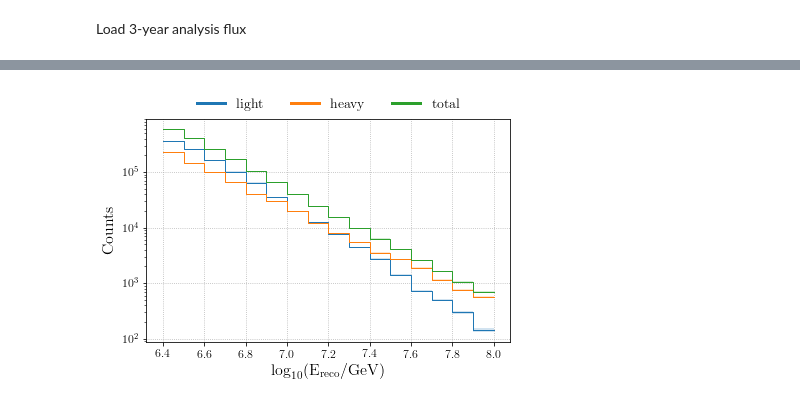
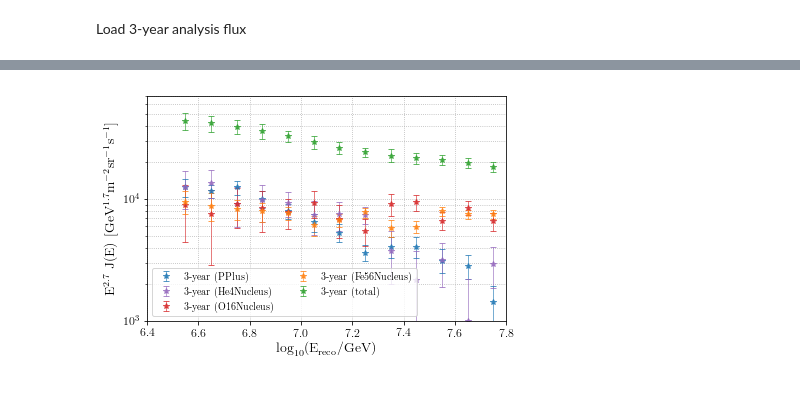
Before and after one commit to jrbourbeau/cr-composition, a Jupyter notebook: notebooks/spectrum-analysis.ipynb, the cells around one changed output, grey strips where cells are left out. Drawn from its saved outputs; the diff is of its cells as text; code cells hidden in the pictures.

```diff
--- a/notebooks/spectrum-analysis.ipynb
+++ b/notebooks/spectrum-analysis.ipynb
@@ -125,2 +89,0 @@ feature_list
-# %%
-df_data = comp.load_data(config='IC86.2012')
@@ -431,2 +322,4 @@ flux_data_3yr['total_err_up'] = np.sqrt(flux_data_3yr['light_err_up']**2 + flux_
+# %%
+plot_3yr = False
 # %%
 fig, ax = plt.subplots()
@@ -619,12 +422,0 @@ plt.show()
-# %%
-fig, ax = plt.subplots()
-for composition in comp_list:
-    ax.errorbar(energybins.log_energy_midpoints, thrown_area*efficiencies[composition],
-                yerr=thrown_area*efficiencies_err[composition], color=color_dict[composition],
-                label=composition, marker='.')
-ax.set_xlabel('$\mathrm{\log_{10}(E_{true}/GeV)}$')
-ax.set_ylabel('Effective area $m^2$')
-ax.grid()
-ax.ticklabel_format(style='sci',axis='y')
-ax.yaxis.major.formatter.set_powerlimits((0,0))
-plt.show()
@@ -641,0 +423,4 @@ plt.show()
+# %%
+model_flux = comp.analysis.spectrumfunctions.get_model_flux('H3a', energy=energybins.energy_midpoints,
+                                                            num_groups=num_groups)
+model_flux.head()
@@ -642,27 +542,35 @@ plt.show()
 # %%
 fig, ax = plt.subplots()
+# Add 3-year composition analysis flux for comparison
 for composition in comp_list + ['total']:
-    # Calculate dN/dE
-    y = num_particles[composition]
-    y_err = num_particles_err[composition]
+    ax.errorbar(flux_data_3yr['log_energy_midpoints'],
+                flux_comp_3yr['{}_flux'.format(composition)],
+                yerr=[flux_comp_3yr['{}_err_down'.format(composition)],
+                      flux_comp_3yr['{}_err_up'.format(composition)]],
+                ls='None', marker='*', color=color_dict[composition],
+                label='3-year ({})'.format(composition),
+                alpha=0.75)
 
-    plotting.plot_steps(energybins.log_energy_bins, y, yerr=y_err,
-                        ax=ax, color=color_dict[composition], label=composition)
 ax.set_yscale("log", nonposy='clip')
-plt.xlabel('$\mathrm{\log_{10}(E_{reco}/GeV)}$')
-ax.set_ylabel('Counts')
-# ax.set_xlim([6.3, 8.0])
-# ax.set_ylim([10**-6, 10**-1])
-ax.grid(linestyle=':')
-leg = plt.legend(loc='upper center', frameon=False,
-          bbox_to_anchor=(0.5,  # horizontal
-                          1.15),# vertical
-          ncol=len(comp_list)+1, fancybox=False)
-# set the linewidth of each legend object
-for legobj in leg.legendHandles:
-    legobj.set_linewidth(3.0)
+ax.set_xlabel('$\mathrm{\log_{10}(E_{reco}/GeV)}$')
+ax.set_ylabel('$\mathrm{ E^{2.7} \ J(E) \ [GeV^{1.7} m^{-2} sr^{-1} s^{-1}]}$')
 
-# plt.savefig('/home/jbourbeau/public_html/figures/num_particles.png')
+# ax.set_xlim(6.4, 9.0)
+ax.set_xlim(6.4, 7.8)
+ax.set_ylim([1e3, 7e4])
+
+ax.grid(linestyle='dotted', which="both")
+ax.legend(loc='lower left', ncol=2, fontsize=10)
+# ax.legend(loc='center left', bbox_to_anchor=(1, 0.5), frameon=False)cd
+
+# leg = plt.legend(loc='upper center', frameon=False,
+#           bbox_to_anchor=(0.5,  # horizontal
+#                           1.15),# vertical
+#           ncol=len(comp_list)+1, fancybox=False)
+flux_3yr_outfile = os.path.join(comp.paths.figures_dir, 'unfolding', config,
+                                'flux_3yr-analysis_{}-groups.png'.format(num_groups))
+comp.check_output_dir(flux_3yr_outfile)
+plt.savefig(flux_3yr_outfile)
 plt.show()
 # %% [output]
-[figure, old version]
+[figure, new version]
```
Also changed, not shown: parts of 82 cells of this notebook, 13 other files.
